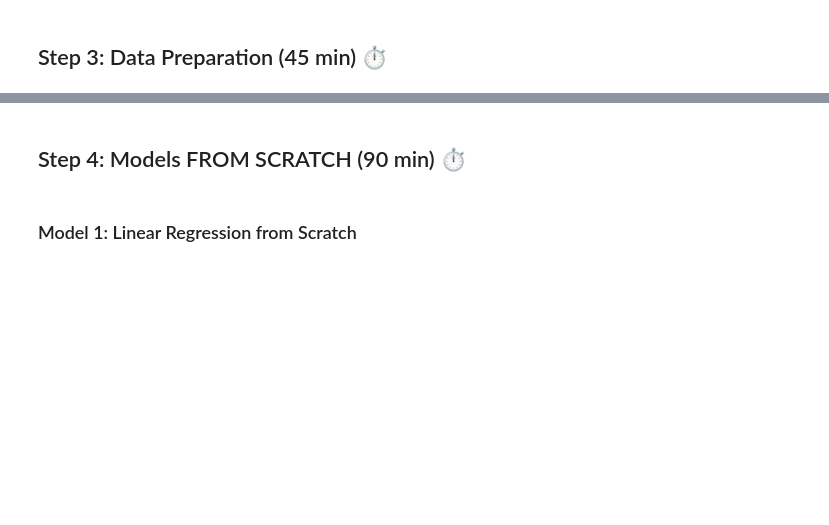
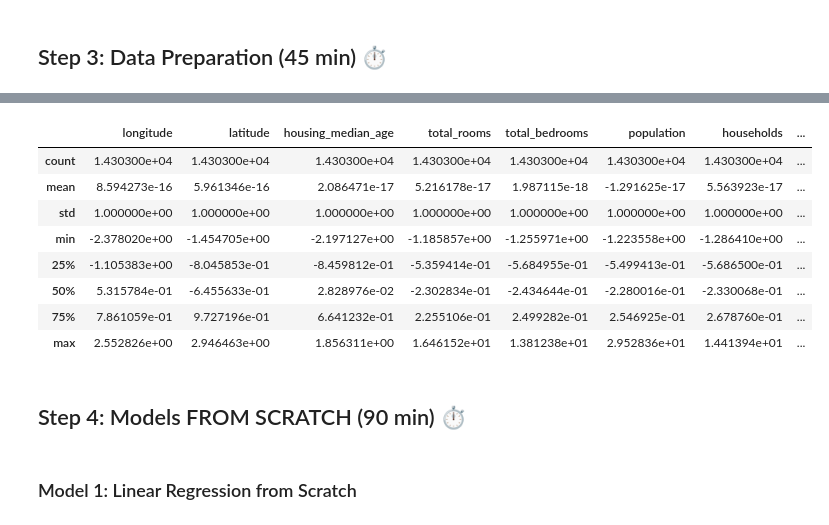
Before and after one commit to zakariabouy/Practice-Makes-Perfect, a Jupyter notebook: 30_Datasets_Challenge/02_House_Prices/house_prices_from_scratch.ipynb, the cells around one changed output, grey strips where cells are left out. Saved outputs shown, nothing was run; the diff lists cells and outputs as text; code cells hidden in the pictures; blank space fills up the shorter version.

```diff
--- a/30_Datasets_Challenge/02_House_Prices/house_prices_from_scratch.ipynb
+++ b/30_Datasets_Challenge/02_House_Prices/house_prices_from_scratch.ipynb
@@ -302,2 +331,5 @@ plt.colorbar(label="House value")
+# %%
+# since we have large data we can just delete the data 26k vs 207
+df=df.dropna()
 # %%
 # Feature Engineering
@@ -304,6 +348,43 @@ plt.colorbar(label="House value")
+# %%
+df['rooms_per_household'] = df['total_rooms']/df['households']
+df['housing_layout'] = df['total_bedrooms']/df['total_rooms']
+df['population_per_household'] = df['population']/df['households']
+df['people_per_room'] = df['population']/df['total_rooms']
 # %%
 # Encoding categorical variables (ocean_proximity)
+
+#this type of encoding is not working in our case , it s like saying 5*island = inland (no sense)
+'''df['ocean_proximity']=df['ocean_proximity'].replace('ISLAND',1)
+df['ocean_proximity']=df['ocean_proximity'].replace('NEAR OCEAN',2)
+df['ocean_proximity']=df['ocean_proximity'].replace('<1H OCEAN',3)
+df['ocean_proximity']=df['ocean_proximity'].replace('NEAR BAY',4)
+df['ocean_proximity']=df['ocean_proximity'].replace('INLAND',5)'''
+
+# best option is the one-hot encoding methode
+df['ocean_ISLAND'] = (df['ocean_proximity'] == 'ISLAND').astype(int)
+df['ocean_NEAR_OCEAN'] = (df['ocean_proximity'] == 'NEAR OCEAN' ).astype(int)
+df['ocean_<1H_OCEAN'] = (df['ocean_proximity'] == '<1H OCEAN' ).astype(int)
+df['ocean_NEAR_BAY'] = (df['ocean_proximity'] == 'NEAR BAY' ).astype(int)
+df['ocean_INLAND'] = (df['ocean_proximity'] == 'INLAND' ).astype(int)
+df.drop(columns=['ocean_proximity'],inplace=True)
 # %%
-# Train/Validation split (80/20)
+# Train/Validation split (70/15/15)
+
+#shuffle
+df_shuffle = df.sample(frac=1,random_state=42).reset_index(drop=True)
+
+# fixe values
+train_ratio = 0.7
+validation_ratio = 0.15
+test_ratio = 0.15
+total_row = len(df_shuffle)
+train_size = int(total_row * train_ratio)
+validation_size = int(total_row * validation_ratio)
+test_size = total_row - train_size - validation_size
+
+# Split
+train_set = df_shuffle[:train_size]
+validation_set = df_shuffle[train_size:train_size+validation_size]
+test_set = df_shuffle[train_size+validation_size:]
 # %%
 # Feature Scaling
@@ -310,3 +419,15 @@ plt.colorbar(label="House value")
+# %%
+train_set.describe()
+# %% [output]
+|  | longitude | latitude | housing_median_age | total_rooms | total_bedrooms | population | households | ... |
+| count | 1.430300e+04 | 1.430300e+04 | 1.430300e+04 | 1.430300e+04 | 1.430300e+04 | 1.430300e+04 | 1.430300e+04 | ... |
+| mean | 8.594273e-16 | 5.961346e-16 | 2.086471e-17 | 5.216178e-17 | 1.987115e-18 | -1.291625e-17 | 5.563923e-17 | ... |
+| std | 1.000000e+00 | 1.000000e+00 | 1.000000e+00 | 1.000000e+00 | 1.000000e+00 | 1.000000e+00 | 1.000000e+00 | ... |
+| min | -2.378020e+00 | -1.454705e+00 | -2.197127e+00 | -1.185857e+00 | -1.255971e+00 | -1.223558e+00 | -1.286410e+00 | ... |
+| 25% | -1.105383e+00 | -8.045853e-01 | -8.459812e-01 | -5.359414e-01 | -5.684955e-01 | -5.499413e-01 | -5.686500e-01 | ... |
+| 50% | 5.315784e-01 | -6.455633e-01 | 2.828976e-02 | -2.302834e-01 | -2.434644e-01 | -2.280016e-01 | -2.330068e-01 | ... |
+| 75% | 7.861059e-01 | 9.727196e-01 | 6.641232e-01 | 2.255106e-01 | 2.499282e-01 | 2.546925e-01 | 2.678760e-01 | ... |
+| max | 2.552826e+00 | 2.946463e+00 | 1.856311e+00 | 1.646152e+01 | 1.381238e+01 | 2.952836e+01 | 1.441394e+01 | ... |
 # %% [markdown]
 ## Step 4: Models FROM SCRATCH (90 min) ⏱️
 # %% [markdown]
```
Also changed, not shown: parts of 20 cells of this notebook.
